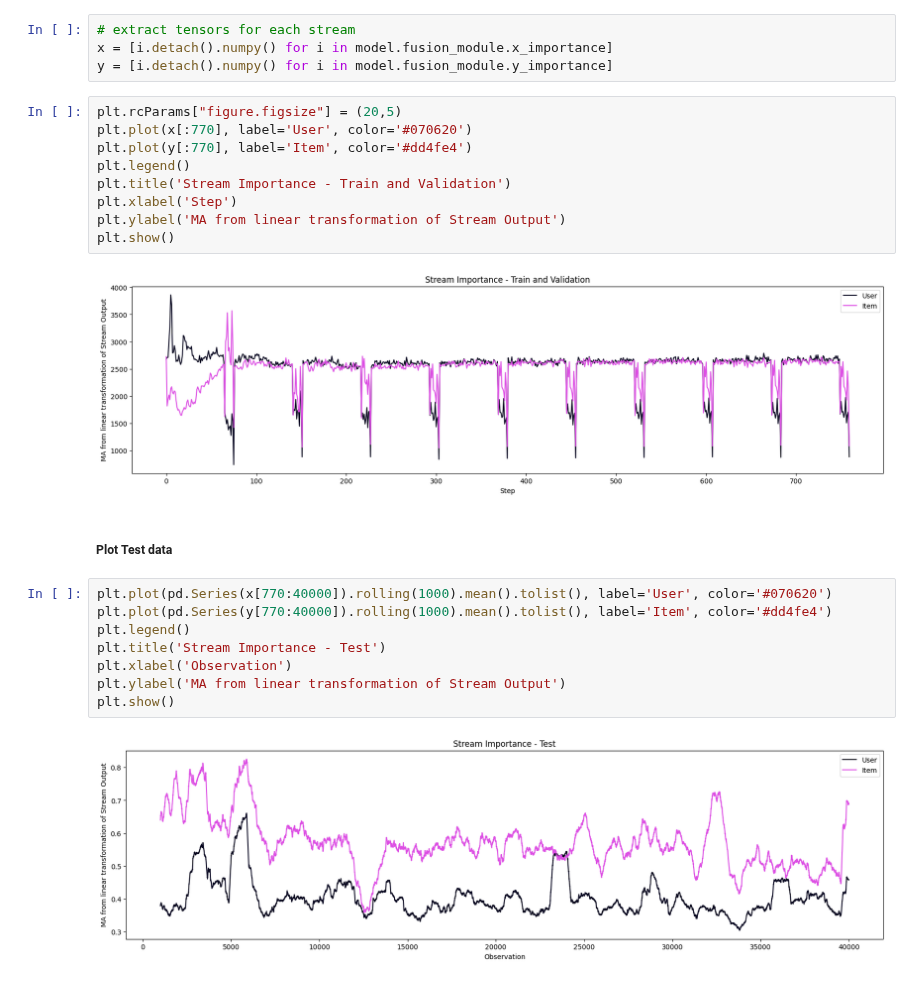
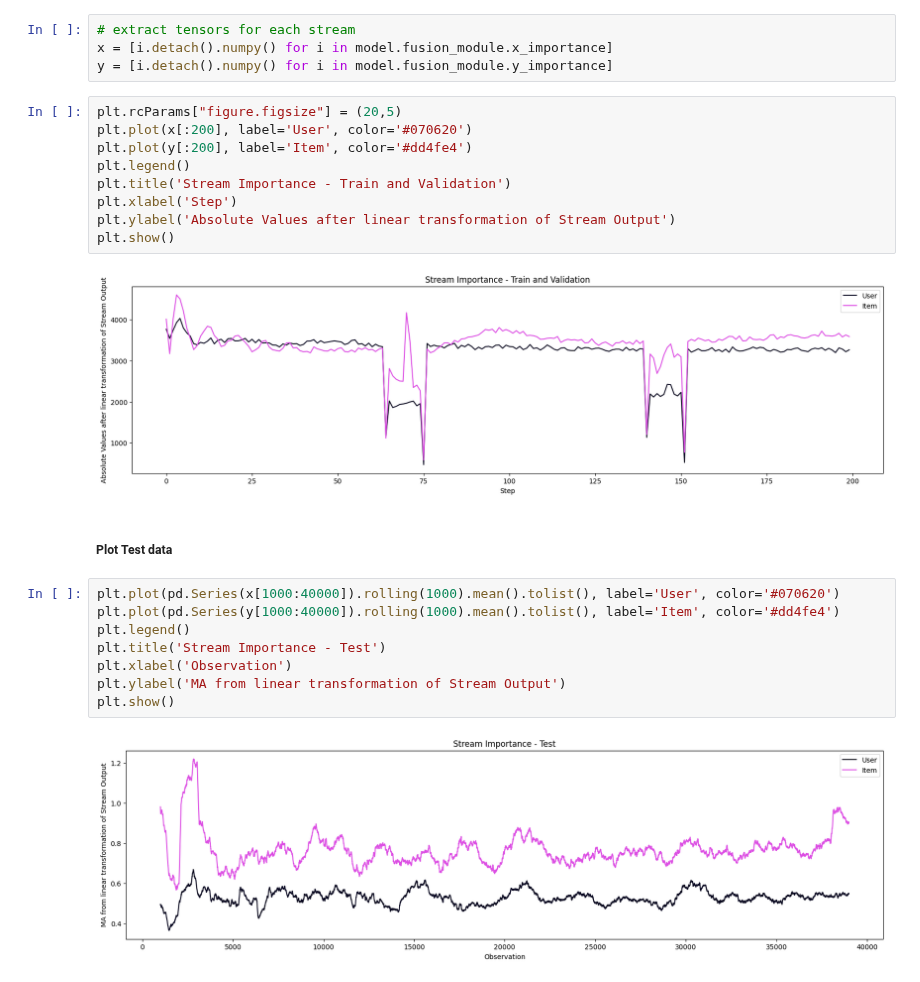
Before and after one commit to zaai-ai/lab, a Jupyter notebook: recommender-systems/FinalMLP/FinalMLP.ipynb, the cells around one changed output. Cells and saved outputs as stored; diff of their text form.

```diff
--- a/recommender-systems/FinalMLP/FinalMLP.ipynb
+++ b/recommender-systems/FinalMLP/FinalMLP.ipynb
@@ -343,24 +338,24 @@ x = [i.detach().numpy() for i in model.fusion_module.x_importance]
 y = [i.detach().numpy() for i in model.fusion_module.y_importance]
 # %%
 plt.rcParams["figure.figsize"] = (20,5)
-plt.plot(x[:770], label='User', color='#070620')
-plt.plot(y[:770], label='Item', color='#dd4fe4')
+plt.plot(x[:200], label='User', color='#070620')
+plt.plot(y[:200], label='Item', color='#dd4fe4')
 plt.legend()
 plt.title('Stream Importance - Train and Validation')
 plt.xlabel('Step')
-plt.ylabel('MA from linear transformation of Stream Output')
+plt.ylabel('Absolute Values after linear transformation of Stream Output')
 plt.show()
 # %% [output]
-[figure, old version]
+[figure, new version]
 # %% [markdown]
 ##### Plot Test data
 # %%
-plt.plot(pd.Series(x[770:40000]).rolling(1000).mean().tolist(), label='User', color='#070620')
-plt.plot(pd.Series(y[770:40000]).rolling(1000).mean().tolist(), label='Item', color='#dd4fe4')
+plt.plot(pd.Series(x[1000:40000]).rolling(1000).mean().tolist(), label='User', color='#070620')
+plt.plot(pd.Series(y[1000:40000]).rolling(1000).mean().tolist(), label='Item', color='#dd4fe4')
 plt.legend()
 plt.title('Stream Importance - Test')
 plt.xlabel('Observation')
 plt.ylabel('MA from linear transformation of Stream Output')
 plt.show()
 # %% [output]
-[figure, old version]
+[figure, new version]
```
Also changed, not shown: parts of 17 cells of this notebook, 1 other file.
